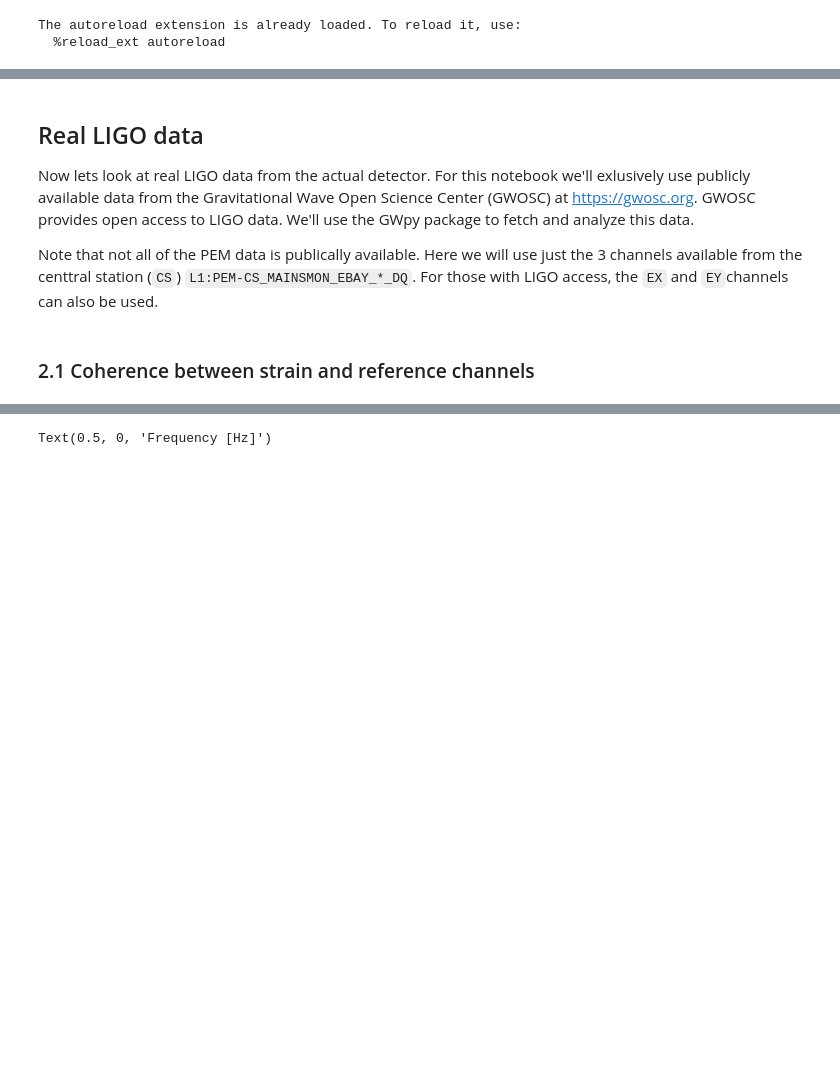
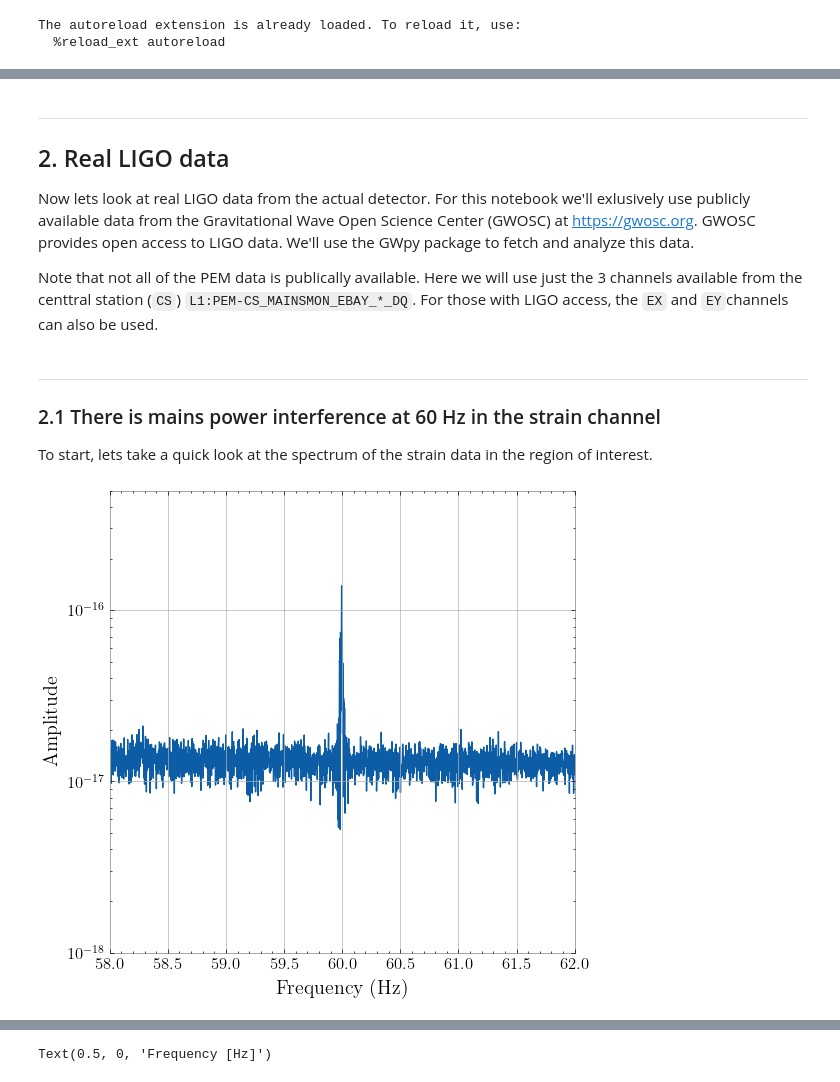
Before and after one commit to UniMelb-NSGW/ANC, a Jupyter notebook: notebooks/demo.ipynb, the cells around one changed output, grey strips where cells are left out. Drawn from its saved outputs; the diff is of its cells as text; code cells hidden in the pictures; blank space fills up the shorter version.

```diff
--- a/notebooks/demo.ipynb
+++ b/notebooks/demo.ipynb
@@ -147,10 +146,47 @@ plt.yscale('log')
 # %% [markdown]
-## Real LIGO data
+---
+
+## 2. Real LIGO data
 
 
 Now lets look at real LIGO data from the actual detector. For this notebook we'll exlusively use publicly available data from the Gravitational Wave Open Science Center (GWOSC) at https://gwosc.org. GWOSC provides open access to LIGO data. We'll use the GWpy package to fetch and analyze this data.
 
 
 Note that not all of the PEM data is publically available. Here we will use just the 3 channels available from the centtral station (`CS`) `L1:PEM-CS_MAINSMON_EBAY_*_DQ`. For those with LIGO access, the `EX` and `EY`channels can also be used.
-# %% [markdown]
-### 2.1 Coherence between strain and reference channels
+# %% [markdown]
+---
+
+### 2.1 There is mains power interference at 60 Hz in the strain channel
+
+To start, lets take a quick look at the spectrum of the strain data in the region of interest.
+# %%
+from gwpy.timeseries import TimeSeries
+
+# Time interval
+start_time = 1238166208
+num_intervals = 10
+end_time = start_time + 64*num_intervals
+
+#Fetch the data
+strain_data =  TimeSeries.fetch('L1:DCS-CALIB_STRAIN_C01_AR', start=start_time, end=end_time, host='nds.gwosc.org')
+
+
+# Plot it
+dt = strain_data.dt
+f, mag = get_spectrum(strain_data, dt)
+
+#Setup the figure
+fig_dimension = 6
+fig, ax = plt.subplots(figsize=(fig_dimension, fig_dimension))
+
+#Plot the data
+ax.plot(f, mag)
+
+# Config
+plt.xlabel('Frequency (Hz)')
+plt.ylabel('Amplitude')
+plt.xlim(58,62)
+plt.ylim(1e-18,5e-16)
+plt.yscale('log')
+# %% [output]
+[figure, added]
```
Also changed, not shown: parts of 34 cells of this notebook, 4 other files.
